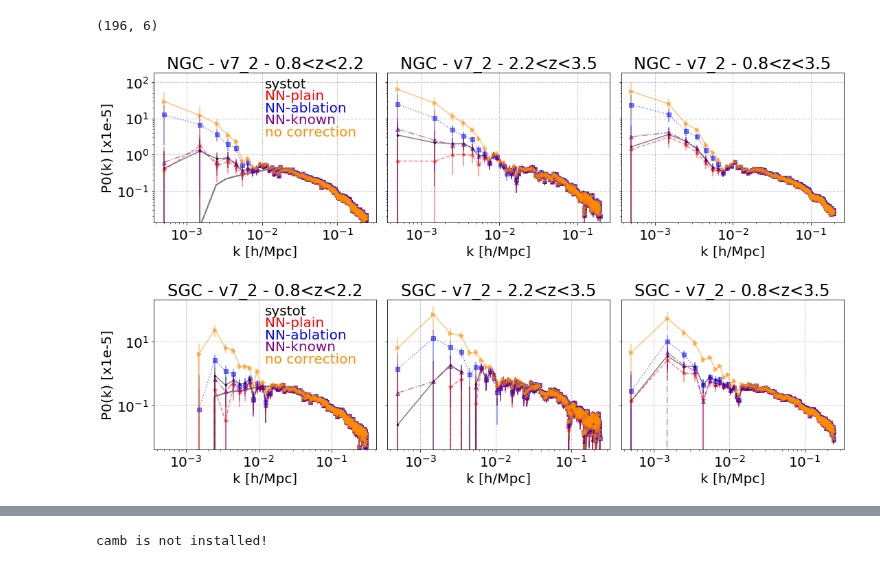
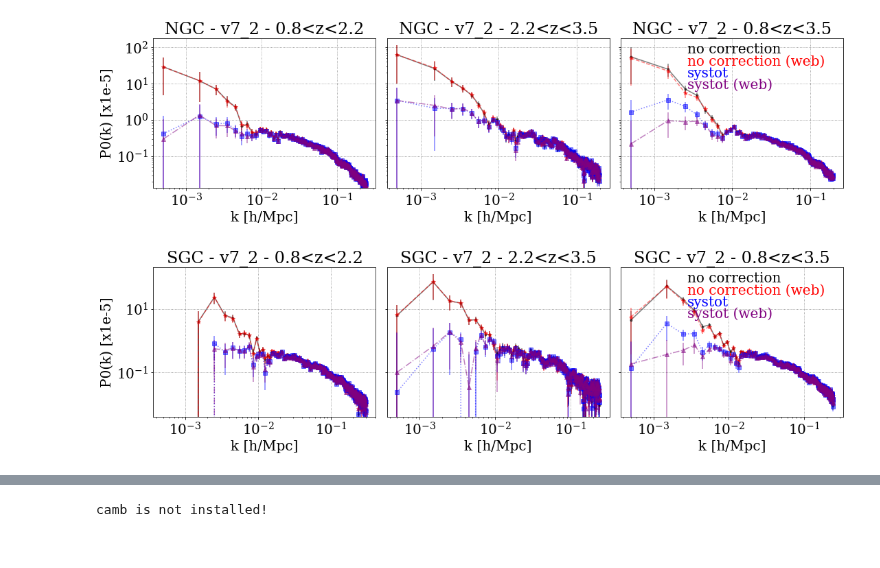
Before and after one commit to mehdirezaie/eboss, a Jupyter notebook: 7_2.ipynb, the cells around one changed output, grey strips where cells are left out. Cells and saved outputs as stored; diff of their text form; code cells hidden in the pictures.

```diff
--- a/7_2.ipynb
+++ b/7_2.ipynb
@@ -5,4 +5,4 @@ import nbodykit.lab as nb
 import fitsio as ft
 import numpy as np
 # %%
-plt.rc('font', size=20)
+plt.rc('font', family='serif', size=20)
@@ -51,14 +8,0 @@ pks = np.loadtxt('/home/mehdi/data/eboss/v7_2/0.1/pk_NGC_v7_2_0.1_wsystot_512_zh
-# %%
-c = ['k', 'r', 'b']
-plt.figure(figsize=(10, 6))
-for i, iy in enumerate([2, 3]):
-    y = pks[:, iy].copy()
-    if iy==2:
-        y -= 184838.98081326677
-    plt.plot(pks[:,1], y, ls='-', color=c[i])
-#     if iy==3:
-#         plt.plot(pks[:,1], -y, ls='--', color=c[i])
-plt.loglog()
-plt.ylim(1e2, 1e6)
-# plt.xlim(1.e-2, 3.e-1)
-plt.grid()
@@ -67,50 +9,50 @@ plt.grid()
-# %%
-pks.shape
-# %% [output]
-(196, 6)
 # %%
-caps    = ['NGC', 'SGC']
+caps = ['NGC', 'SGC']
 samples = ['standard', 'zhigh', 'combined']
-ttl     = ['systot',   'NN-plain',  'NN-ablation', 'NN-known', 'no correction']
-models  = ['wsystot',  'plain_lowmidhigh', 'ablation_lowmidhigh', 'known_lowmidhigh', 'wosystot']
-mk      = ['.', '*', 's', '^', '>', 'o']
-c       = ['k', 'r', 'b', 'purple', 'darkorange']
-ls      = 2*['-', '--', ':', '-.']
-path    = '/home/mehdi/data/eboss/v7_2/0.1/'
-pkout   = lambda cap, model, sample : f'pk_{cap}_v7_2_0.1_{model}_512_{sample}.json'
-labels  = {'standard':'0.8<z<2.2',
+ttl = ['no correction', 'no correction (web)', 'systot', 'systot (web)']
+models = ['wosystot', 'wosystotnhiz', 'wsystot', 'wsystotnhiz']
+#ttl     = ['systot',   'NN-plain',  'NN-ablation', 'NN-known', 'no correction']
+#models  = ['wsystot',  'plain_lowmidhigh', 'ablation_lowmidhigh', 'known_lowmidhigh', 'wosystot']
+
+mk = ['.', '*', 's', '^', '>', 'o']
+c = ['k', 'r', 'b', 'purple', 'darkorange']
+ls = 2*['-', '--', ':', '-.']
+path = '/home/mehdi/data/eboss/v7_2/0.1/'
+pkout = lambda cap, model, sample : f'pk_{cap}_v7_2_0.1_{model}_512_{sample}.json'
+labels = {'standard':'0.8<z<2.2',
            'zhigh':'2.2<z<3.5',
           'combined':'0.8<z<3.5'}
 
 for cap in caps:
     fig, ax = plt.subplots(ncols=3, figsize=(18, 4), sharey=True)
     ax = ax.flatten()
     fig.subplots_adjust(wspace=0.05)
 
     for j, sample in enumerate(samples):
 
         for i,model in enumerate(models):
 
             pk_i = nb.ConvolvedFFTPower.load(path + pkout(cap, model, sample))
             err = 1.e-5*pk_i.poles['power_0'].real/(0.5*pk_i.poles['modes'])**0.5
 
-            ax[j].errorbar(pk_i.poles.coords['k'], 1.e-5*(pk_i.poles['power_0'].real-pk_i.attrs['shotnoise']),
-                        yerr=err,label=ttl[i], ls=ls[i], c=c[i], marker=mk[i], alpha=0.5)
+            ax[j].errorbar(pk_i.poles.coords['k'],
+                           1.e-5*(pk_i.poles['power_0'].real-pk_i.attrs['shotnoise']),
+                           yerr=err,label=ttl[i], ls=ls[i], c=c[i], marker=mk[i], alpha=0.5)
 
-            if j==0:
-                Pkmock = np.loadtxt('/home/mehdi/data/eboss/v5/Power_Spectrum_DR16QSO_'+cap+'_av.txt', usecols=(0, 1))
-                ax[j].plot(Pkmock[:, 0], 1.e-5*Pkmock[:, 1], c='grey')
+            #if j==0:
+            #    Pkmock = np.loadtxt('/home/mehdi/data/eboss/v5/Power_Spectrum_DR16QSO_'+cap+'_av.txt', usecols=(0, 1))
+            #    ax[j].plot(Pkmock[:, 0], 1.e-5*Pkmock[:, 1], c='grey')
 
-            if j==0:
-                ax[j].text(0.5, 0.9-i*0.08, ttl[i], color=c[i], transform=ax[j].transAxes)
+            if j==2:
+                ax[j].text(0.3, 0.9-i*0.08, ttl[i], color=c[i], transform=ax[j].transAxes)
 
         ax[j].set(yscale='log', xscale='log',
                  xlabel='k [h/Mpc]',
                   title=f'{cap} - v7_2 - {labels[sample]}')
         if j==0:ax[j].set_ylabel('P0(k) [x1e-5]')
+        ax[j].grid(True, ls=':', color='grey')
         # ax[j].legend(bbox_to_anchor=(1.,1.))
-        ax[j].grid(True, ls=':', color='grey')
         # plt.savefig('kpkv7_1_2z.png', dpi=300, bbox_inches='tight')
 # %% [output]
-[figure, old version]
+[figure, new version]
-[figure, old version]
+[figure, new version]
```
Also changed, not shown: parts of 9 cells of this notebook, 3 other files.
